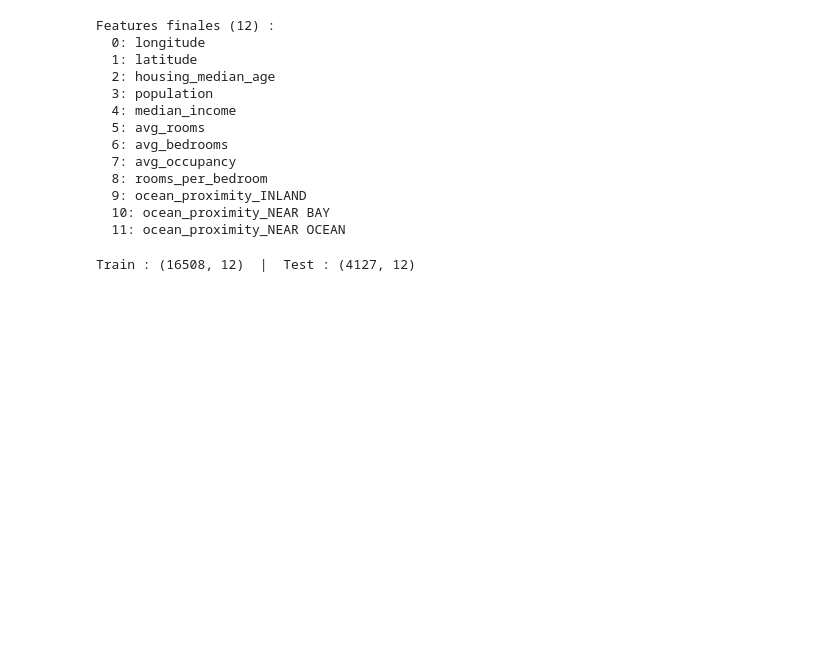
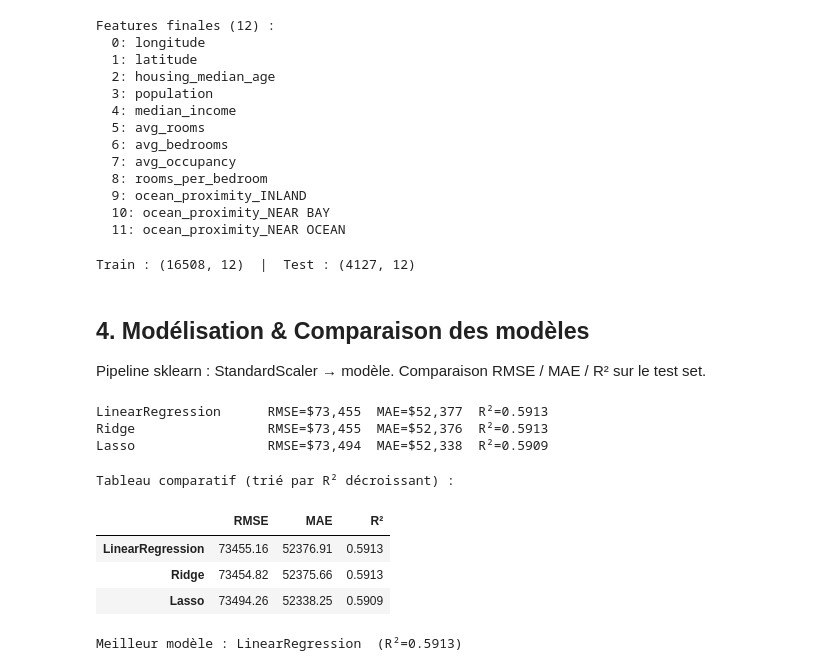
Before and after one commit to Marlin241/predict_price_house, a Jupyter notebook: notebook.ipynb, the cells around one changed output. Drawn from its saved outputs; the diff is of its cells as text; code cells hidden in the pictures; blank space fills up the shorter version.

Commit message:
feat: notebook section 4 - model training and comparison

```diff
--- a/notebook.ipynb
+++ b/notebook.ipynb
@@ -167,3 +167,53 @@ X_train, X_test, y_train, y_test = train_test_split(
 print(f"Train : {X_train.shape}  |  Test : {X_test.shape}")
 # %% [output]
 Train : (16508, 12)  |  Test : (4127, 12)
+# %% [markdown]
+## 4. Modélisation & Comparaison des modèles
+Pipeline sklearn : StandardScaler → modèle. Comparaison RMSE / MAE / R² sur le test set.
+# %%
+from sklearn.pipeline import Pipeline
+from sklearn.preprocessing import StandardScaler
+from sklearn.linear_model import LinearRegression, RidgeCV, LassoCV
+from sklearn.metrics import mean_squared_error, mean_absolute_error, r2_score
+
+models = {
+    'LinearRegression': LinearRegression(),
+    'Ridge': RidgeCV(alphas=[0.1, 1.0, 10.0, 100.0]),
+    'Lasso': LassoCV(cv=5, random_state=42, max_iter=5000)
+}
+
+results = {}
+pipelines = {}
+
+for name, model in models.items():
+    pipe = Pipeline([('scaler', StandardScaler()), ('model', model)])
+    pipe.fit(X_train, y_train)
+    y_pred = pipe.predict(X_test)
+
+    rmse = float(np.sqrt(mean_squared_error(y_test, y_pred)))
+    mae = float(mean_absolute_error(y_test, y_pred))
+    r2 = float(r2_score(y_test, y_pred))
+
+    results[name] = {'RMSE': round(rmse, 2), 'MAE': round(mae, 2), 'R²': round(r2, 4)}
+    pipelines[name] = pipe
+    print(f"{name:20s}  RMSE=${rmse:,.0f}  MAE=${mae:,.0f}  R²={r2:.4f}")
+# %% [output]
+LinearRegression      RMSE=$73,455  MAE=$52,377  R²=0.5913
+Ridge                 RMSE=$73,455  MAE=$52,376  R²=0.5913
+Lasso                 RMSE=$73,494  MAE=$52,338  R²=0.5909
+# %%
+results_df = pd.DataFrame(results).T.sort_values('R²', ascending=False)
+print("\nTableau comparatif (trié par R² décroissant) :")
+display(results_df)
+
+best_name = results_df['R²'].idxmax()
+best_pipeline = pipelines[best_name]
+best_metrics = results[best_name]
+print(f"\nMeilleur modèle : {best_name}  (R²={best_metrics['R²']:.4f})")
+# %% [output]
+Tableau comparatif (trié par R² décroissant) :
+|  | RMSE | MAE | R² |
+| LinearRegression | 73455.16 | 52376.91 | 0.5913 |
+| Ridge | 73454.82 | 52375.66 | 0.5913 |
+| Lasso | 73494.26 | 52338.25 | 0.5909 |
+Meilleur modèle : LinearRegression  (R²=0.5913)
```
